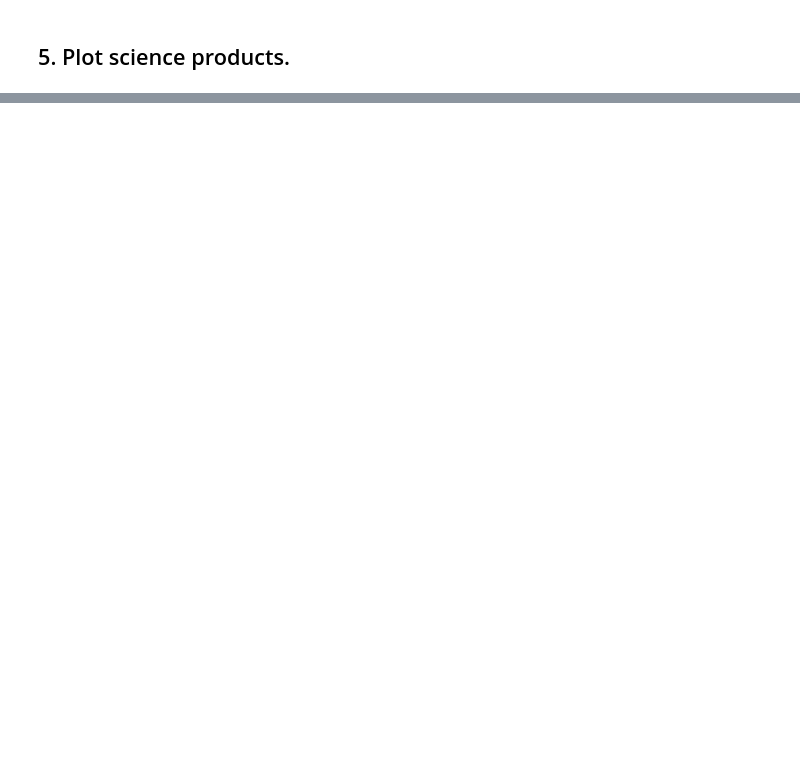
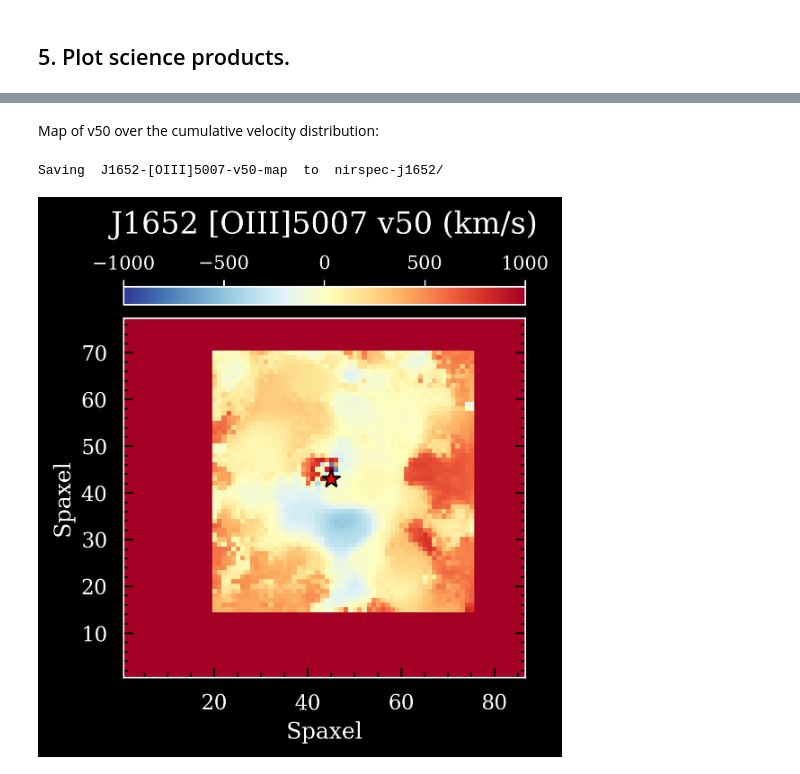
Before and after one commit to Q3D/q3dfit, a Jupyter notebook: jnb/q3dfit_example_restframeopt_nirspec.ipynb, the cells around one changed output, grey strips where cells are left out. Drawn from its saved outputs; the diff is of its cells as text; code cells hidden in the pictures; blank space fills up the shorter version.

```diff
--- a/jnb/q3dfit_example_restframeopt_nirspec.ipynb
+++ b/jnb/q3dfit_example_restframeopt_nirspec.ipynb
@@ -402,6 +481,11 @@ qpro.make_lineratio_map('[OIII]5007', 'Hbeta', VMINMAX=[-1,1])
+# %% [markdown]
+Map of v50 over the cumulative velocity distribution:
 # %%
 from q3dfit.q3dpro import OneLineData
 o3data = OneLineData(qpro.linedat, '[OIII]5007')
 o3data.calc_cvdf(2.9489, [-1e3, 1e3], vstep=5)
-o3data.make_cvdf_map(50., velran=[-1e3, 1e3], markcenter=[40., 40.],
+o3data.make_cvdf_map(50., velran=[-1e3, 1e3], markcenter=[45., 43.],
                      outfile=True)
+# %% [output]
+Saving  J1652-[OIII]5007-v50-map  to  nirspec-j1652/
+[figure, added]
```
Also changed, not shown: parts of 26 cells of this notebook, 3 other files.
